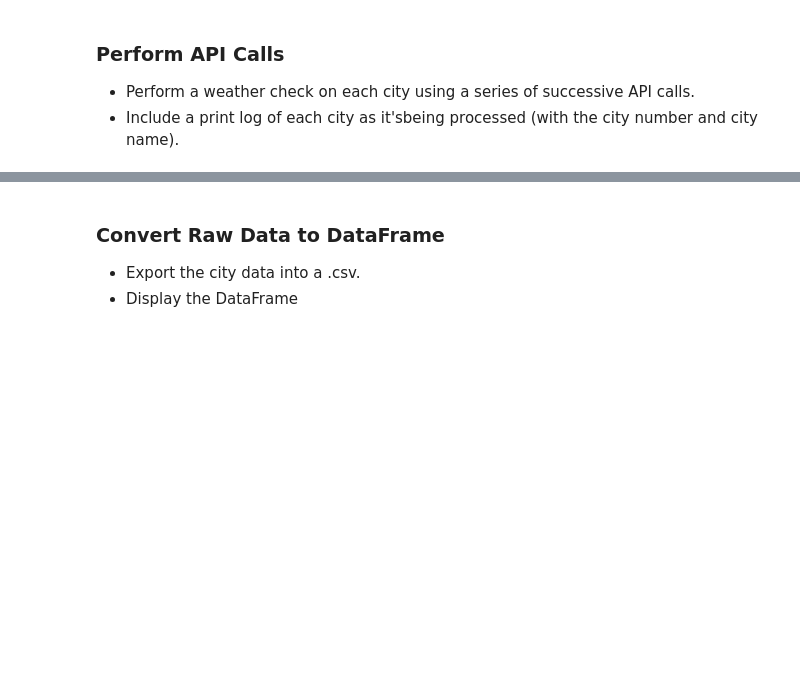
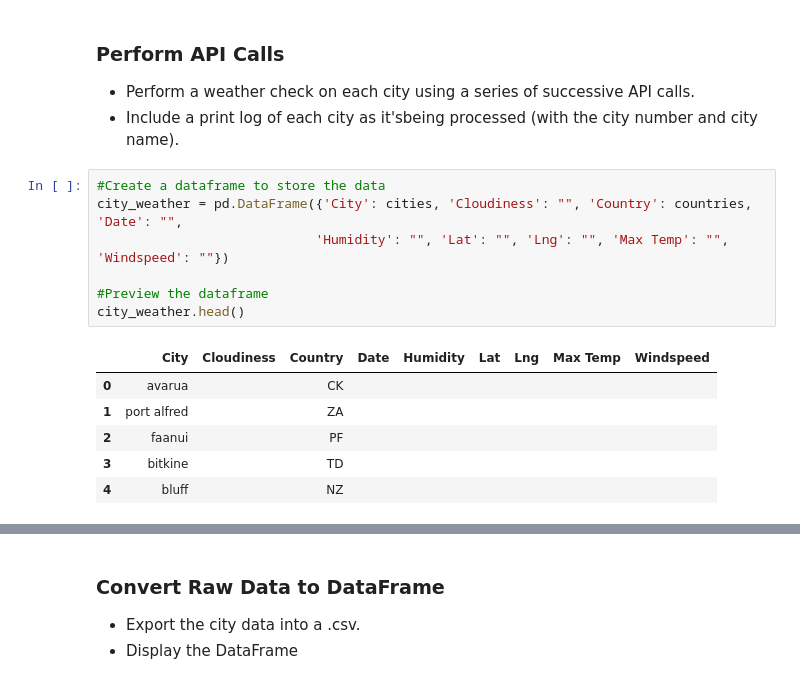
Before and after one commit to lina3362/python-api-challenge, a Jupyter notebook: starter_code/WeatherPy.ipynb, the cells around one changed output, grey strips where cells are left out. Cells and saved outputs as stored; diff of their text form; blank space fills up the shorter version.

```diff
--- a/starter_code/WeatherPy.ipynb
+++ b/starter_code/WeatherPy.ipynb
@@ -57,6 +57,20 @@ print(len(cities))
 ### Perform API Calls
 * Perform a weather check on each city using a series of successive API calls.
 * Include a print log of each city as it'sbeing processed (with the city number and city name).
+# %%
+#Create a dataframe to store the data
+city_weather = pd.DataFrame({'City': cities, 'Cloudiness': "", 'Country': countries, 'Date': "",
+                            'Humidity': "", 'Lat': "", 'Lng': "", 'Max Temp': "", 'Windspeed': ""})
+
+#Preview the dataframe
+city_weather.head()
+# %% [output]
+|  | City | Cloudiness | Country | Date | Humidity | Lat | Lng | Max Temp | Windspeed |
+| 0 | avarua |  | CK |  |  |  |  |  |  |
+| 1 | port alfred |  | ZA |  |  |  |  |  |  |
+| 2 | faanui |  | PF |  |  |  |  |  |  |
+| 3 | bitkine |  | TD |  |  |  |  |  |  |
+| 4 | bluff |  | NZ |  |  |  |  |  |  |
 # %%
 index_counter = 0
 set_counter = 1
```
Also changed, not shown: parts of 17 cells of this notebook, 12 other files.
